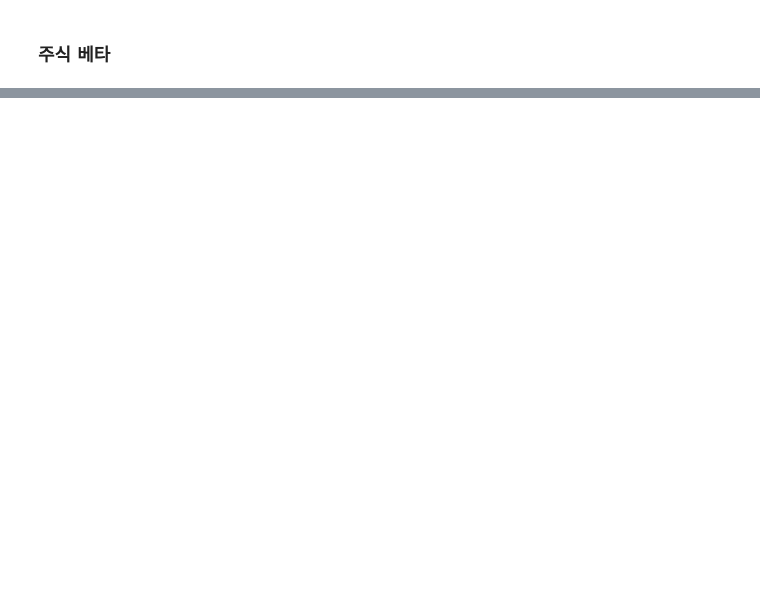
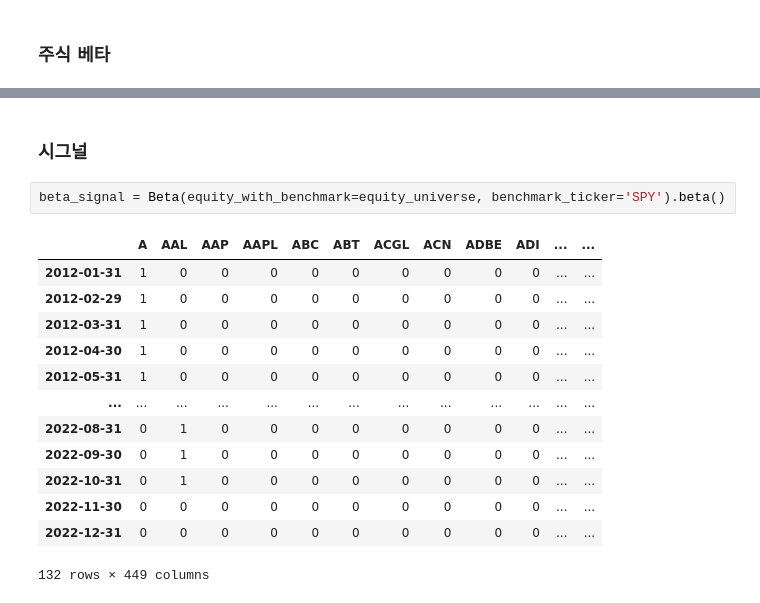
Before and after one commit to cswcjt/Quant-Project, a Jupyter notebook: quant/bs_with_beta.ipynb, the cells around one changed output, grey strips where cells are left out. Cells and saved outputs as stored; diff of their text form; blank space fills up the shorter version.

```diff
--- a/quant/bs_with_beta.ipynb
+++ b/quant/bs_with_beta.ipynb
@@ -585,0 +36,18 @@ Annualized GtP Ratio: 3.20
+# %% [markdown]
+### 시그널
+# %%
+beta_signal = Beta(equity_with_benchmark=equity_universe, benchmark_ticker='SPY').beta()
+# %% [output]
+|  | A | AAL | AAP | AAPL | ABC | ABT | ACGL | ACN | ADBE | ADI | ... | ... |
+| 2012-01-31 | 1 | 0 | 0 | 0 | 0 | 0 | 0 | 0 | 0 | 0 | ... | ... |
+| 2012-02-29 | 1 | 0 | 0 | 0 | 0 | 0 | 0 | 0 | 0 | 0 | ... | ... |
+| 2012-03-31 | 1 | 0 | 0 | 0 | 0 | 0 | 0 | 0 | 0 | 0 | ... | ... |
+| 2012-04-30 | 1 | 0 | 0 | 0 | 0 | 0 | 0 | 0 | 0 | 0 | ... | ... |
+| 2012-05-31 | 1 | 0 | 0 | 0 | 0 | 0 | 0 | 0 | 0 | 0 | ... | ... |
+| ... | ... | ... | ... | ... | ... | ... | ... | ... | ... | ... | ... | ... |
+| 2022-08-31 | 0 | 1 | 0 | 0 | 0 | 0 | 0 | 0 | 0 | 0 | ... | ... |
+| 2022-09-30 | 0 | 1 | 0 | 0 | 0 | 0 | 0 | 0 | 0 | 0 | ... | ... |
+| 2022-10-31 | 0 | 1 | 0 | 0 | 0 | 0 | 0 | 0 | 0 | 0 | ... | ... |
+| 2022-11-30 | 0 | 0 | 0 | 0 | 0 | 0 | 0 | 0 | 0 | 0 | ... | ... |
+| 2022-12-31 | 0 | 0 | 0 | 0 | 0 | 0 | 0 | 0 | 0 | 0 | ... | ... |
+132 rows × 449 columns
```
Also changed, not shown: parts of 70 cells of this notebook.
